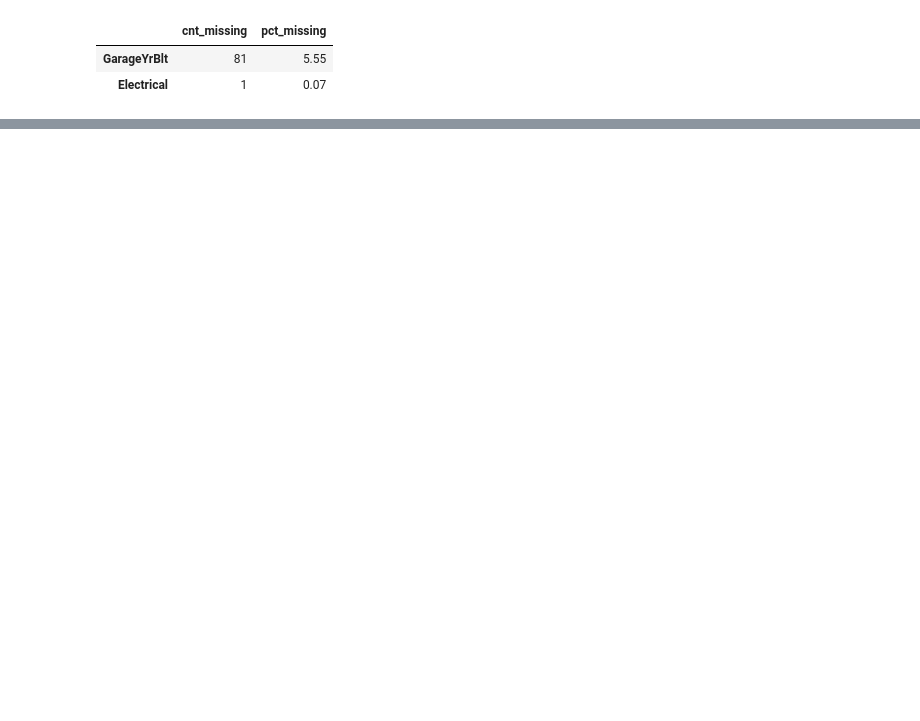
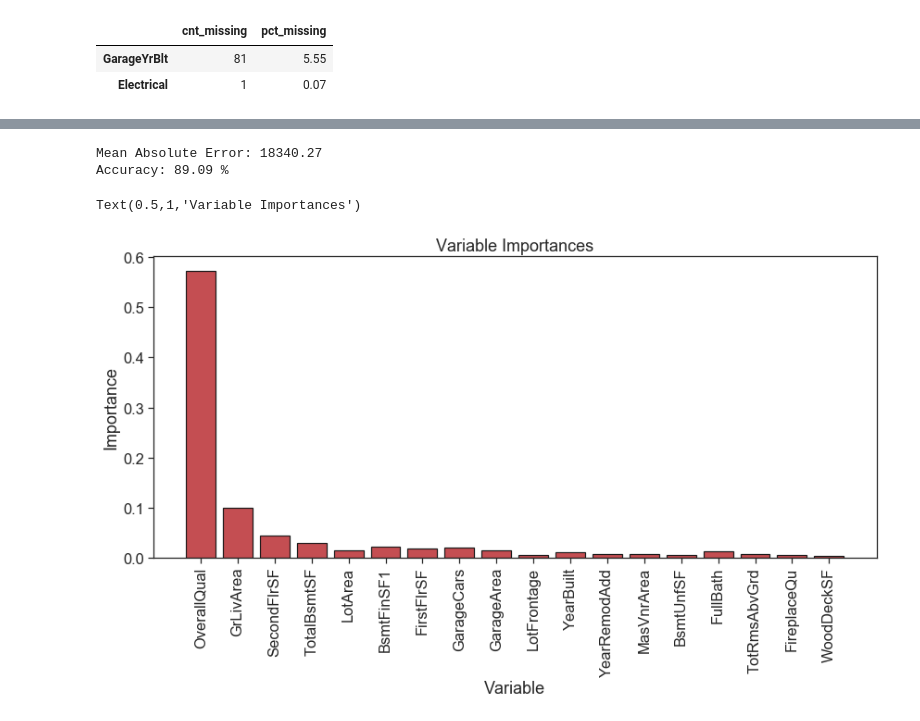
Before and after one commit to InterferencePattern/MST-housing-price-prediction, a Jupyter notebook: julielevine/jl_fit_models.ipynb, the cells around one changed output, grey strips where cells are left out. Drawn from its saved outputs; the diff is of its cells as text; code cells hidden in the pictures; blank space fills up the shorter version.

Commit message:
explore variable importance

```diff
--- a/julielevine/jl_fit_models.ipynb
+++ b/julielevine/jl_fit_models.ipynb
@@ -110,0 +253,50 @@ objs
+# %%
+# New random forest with only the two most important variables
+rf_most_important = RandomForestRegressor(n_estimators= 1000)
+# Extract the most important features
+important_indices = [feature_list.index('OverallQual'), feature_list.index('GrLivArea'),
+                     feature_list.index('SecondFlrSF'), feature_list.index('TotalBsmtSF'),
+                     feature_list.index('LotArea'), feature_list.index('BsmtFinSF1'),
+                     feature_list.index('FirstFlrSF'),feature_list.index('GarageCars'),
+                     feature_list.index('GarageArea'), feature_list.index('LotFrontage'),
+                     feature_list.index('YearBuilt'),feature_list.index('YearRemodAdd'),
+                     feature_list.index('MasVnrArea'),feature_list.index('BsmtUnfSF'),
+                     feature_list.index('FullBath'),feature_list.index('TotRmsAbvGrd'),
+                     feature_list.index('FireplaceQu'),feature_list.index('WoodDeckSF')]
+
+train_important = train_features[:, important_indices]
+test_important = test_features[:, important_indices]
+# Train the random forest
+rf_most_important.fit(train_important, train_labels)
+
+# Make predictions and determine the error
+predictions = rf_most_important.predict(test_important)
+errors = abs(predictions - test_labels)
+
+# Display the performance metrics
+print('Mean Absolute Error:', round(np.mean(errors), 2))
+mape = np.mean(100 * (errors / test_labels))
+accuracy = 100 - mape
+print('Accuracy:', round(accuracy, 2), '%')
+# %% [output]
+Mean Absolute Error: 18340.27
+Accuracy: 89.09 %
+# %%
+# Plot variable importances
+x_values = []
+y_values = []
+for i in important_indices:
+    x_values.append(feature_list[i])
+    y_values.append(importances[i])
+# Make a bar chart
+plt.figure(figsize=fs)
+plt.bar(x_values, y_values, orientation = 'vertical', color = 'r', edgecolor = 'k', linewidth = 1.2, )
+# Tick labels for x axis
+plt.xticks(x_values, x_values, rotation='vertical')
+# Axis labels and title
+plt.ylabel('Importance')
+plt.xlabel('Variable')
+plt.title('Variable Importances')
+# %% [output]
+Text(0.5,1,'Variable Importances')
+[figure, added]
```
Also changed, not shown: parts of 25 cells of this notebook, 1 other file.
